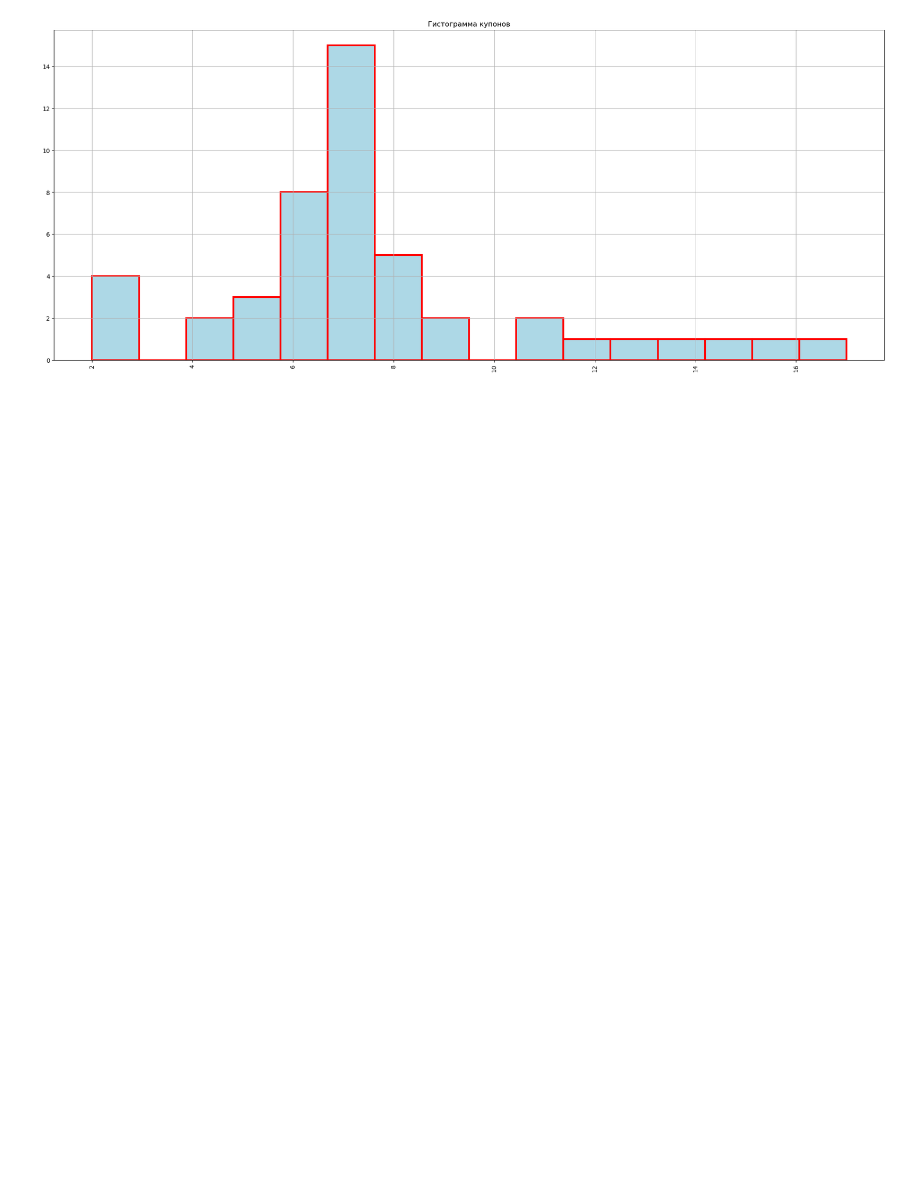
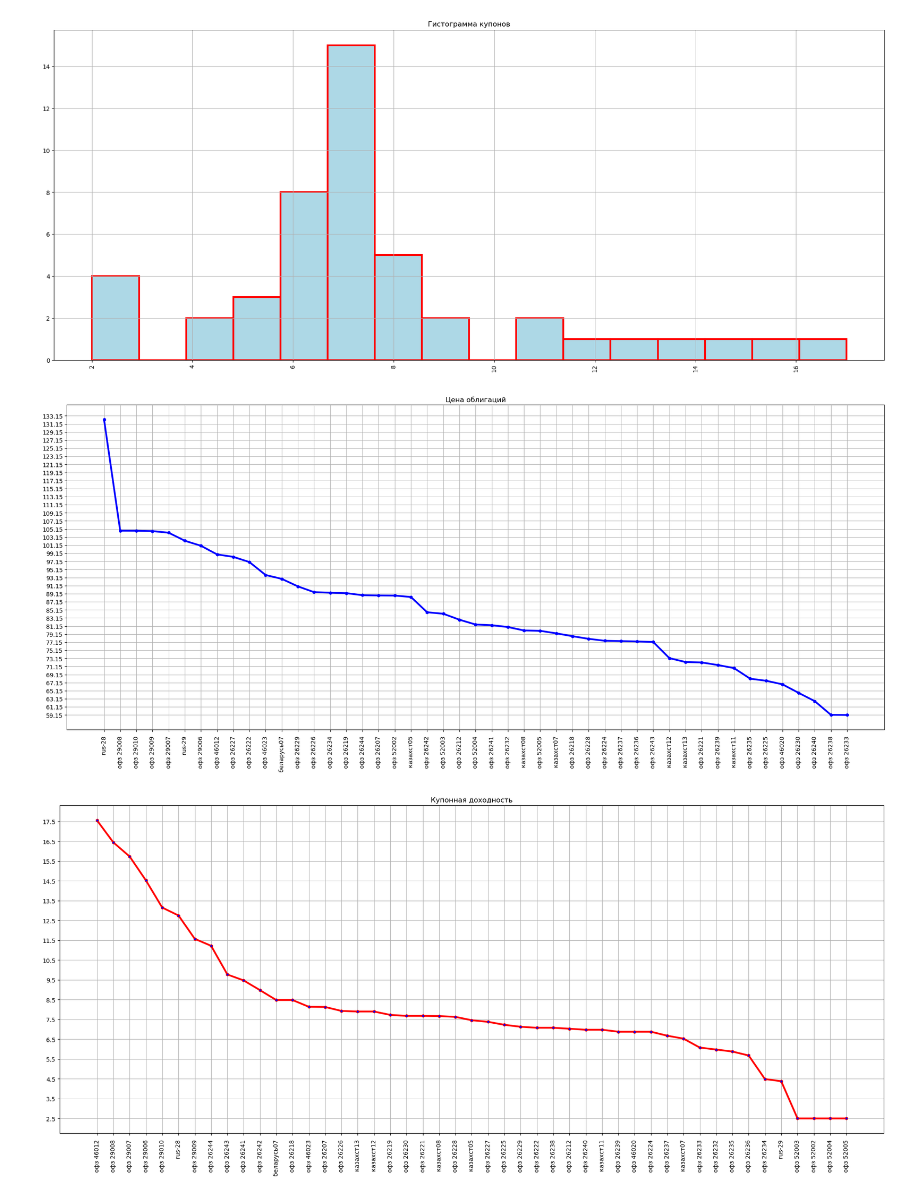
Before and after one commit to BlenikovDmitry/statistics, a Jupyter notebook: datasets/ofz.ipynb, the cells around one changed output. Saved outputs shown, nothing was run; the diff lists cells and outputs as text; code cells hidden in the pictures; blank space fills up the shorter version.

```diff
--- a/datasets/ofz.ipynb
+++ b/datasets/ofz.ipynb
@@ -81,39 +81,90 @@ ax.set_title("Купонная доходность")
 ax.plot(data['наименование'],data['ставка_купона'], '-rh', linewidth=3, markersize=5, markerfacecolor='b')
 ax.grid()
 plt.savefig('kupon_ofz.png')
-plt.show()
 #отрисовываем график общей доходности
 fig = plt.figure(figsize=(25,10))
 ax = fig.add_subplot(1,1,1)
 plt.xticks(rotation="vertical")
 plt.yticks(np.arange(min(data['дох_посл_сделки']), max(data['дох_посл_сделки'])+2, 2.0))
 ax.set_title("Доходность общая по последней сделке")
 ax.plot(data['наименование'],data['дох_посл_сделки'], '-gh', linewidth=3, markersize=5, markerfacecolor='b')
 ax.grid()
 plt.savefig('dohod_eff_ofz.png')
-plt.show()
 #отрисовываем график цен бумаг
 fig = plt.figure(figsize=(25,10))
 ax = fig.add_subplot(1,1,1)
 plt.xticks(rotation="vertical")
 plt.yticks(np.arange(min(data['цена_%_средневзвешенная']), max(data['цена_%_средневзвешенная'])+2, 2.0))
 ax.set_title("Цена облигаций")
 ax.plot(data['наименование'],data['цена_%_средневзвешенная'], '-bh', linewidth=3, markersize=5, markerfacecolor='b')
 ax.grid()
 plt.savefig('price_ofz.png')
-plt.show()
 
 #отрисовываем частоту купонов
 fig = plt.figure(figsize=(25,10))
 ax = fig.add_subplot(1,1,1)
 plt.xticks(rotation="vertical")
 ax.set_title("Гистограмма купонов")
 ax.hist(data['ставка_купона'].astype(int),16,linewidth = 3, color = "lightblue", ec="red")
 ax.grid()
-plt.savefig('interest_distribution.png')
+plt.savefig('interest_distribution_ofz.png')
+
+#сортируем датасет по убыванию по столбцу цены
+data_tmp = data.sort_values(by='цена_%_средневзвешенная', ascending=False)
+#отрисовываем график цен бумаг по убыванию
+fig = plt.figure(figsize=(25,10))
+ax = fig.add_subplot(1,1,1)
+plt.xticks(rotation="vertical")
+plt.yticks(np.arange(min(data_tmp['цена_%_средневзвешенная']), max(data_tmp['цена_%_средневзвешенная'])+1, 2.0))
+ax.set_title("Цена облигаций")
+ax.plot(data_tmp['наименование'],data_tmp['цена_%_средневзвешенная'], '-bh', linewidth=3, markersize=5, markerfacecolor='b')
+ax.grid()
+plt.savefig('price_ofz_sorted.png')
+#сортируем датасет по убыванию по столбцу купонной доходности
+data_tmp = data.sort_values(by='ставка_купона', ascending=False)
+#отрисовываем график отсортированной купонной доходности
+fig = plt.figure(figsize=(25,10))
+ax = fig.add_subplot(1,1,1)
+plt.xticks(rotation="vertical")
+plt.yticks(np.arange(min(data_tmp['ставка_купона']), max(data_tmp['ставка_купона'])+1, 1.0))
+ax.set_title("Купонная доходность")
+ax.plot(data_tmp['наименование'],data_tmp['ставка_купона'], '-rh', linewidth=3, markersize=5, markerfacecolor='b')
+ax.grid()
+plt.savefig('kupon_ofz_sorted.png')
+
+#сортируем датасет по убыванию даты погашения
+'''
+подумать как убрать warning по функции datetime
+111111111111111111111111111111111111111111111111
+'''
+data_tmp = data
+data_tmp['дата_погашения'] = pd.to_datetime(data_tmp['дата_погашения'])
+data_tmp = data.sort_values(by='дата_погашения', ascending=False)
+#отрисовываем график отсортированной датой погашения
+fig = plt.figure(figsize=(25,10))
+ax = fig.add_subplot(1,1,1)
+plt.xticks(rotation="vertical")
+ax.set_title("График погашения")
+ax.plot(data_tmp['наименование'],data_tmp['дата_погашения'], '-bh', linewidth=3, markersize=5, markerfacecolor='b')
+ax.grid()
+plt.savefig('end_graphic_ofz.png')
+#сортируем датасет по убыванию по столбцу объем_в_валюте
+data_tmp = data
+data_tmp['объем_в_валюте'] = data_tmp['объем_в_валюте'].astype(float)
+data_tmp = data.sort_values(by='объем_в_валюте', ascending=False)
+#отрисовываем график отсортированной купонной доходности
+fig = plt.figure(figsize=(25,10))
+ax = fig.add_subplot(1,1,1)
+plt.xticks(rotation="vertical")
+ax.set_title("Гистограмма ликвидности")
+ax.bar(data_tmp['наименование'], data_tmp['объем_в_валюте'], width=1, color = "lightblue", edgecolor="red", linewidth=0.7)
+ax.grid()
+plt.savefig('volume_ofz_sorted.png')
 plt.show()
 # %% [output]
 [figure]
 [figure]
 [figure]
 [figure]
+[figure, added]
+[figure, added]
```
Also changed, not shown: parts of 1 cell of this notebook.
